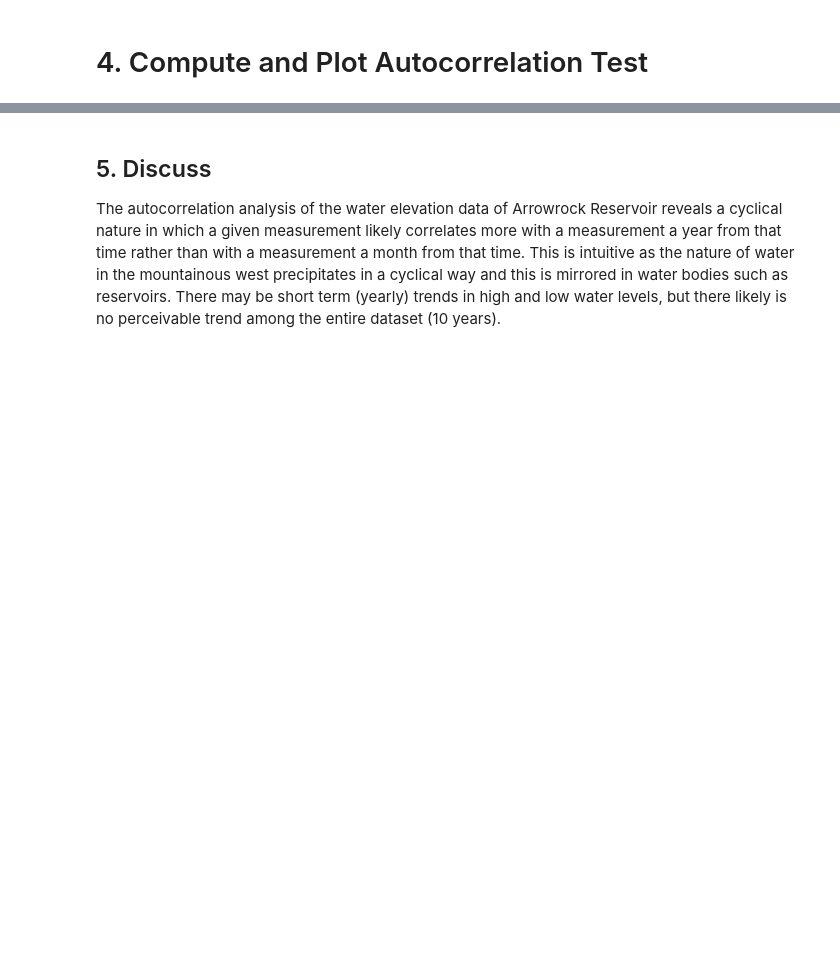
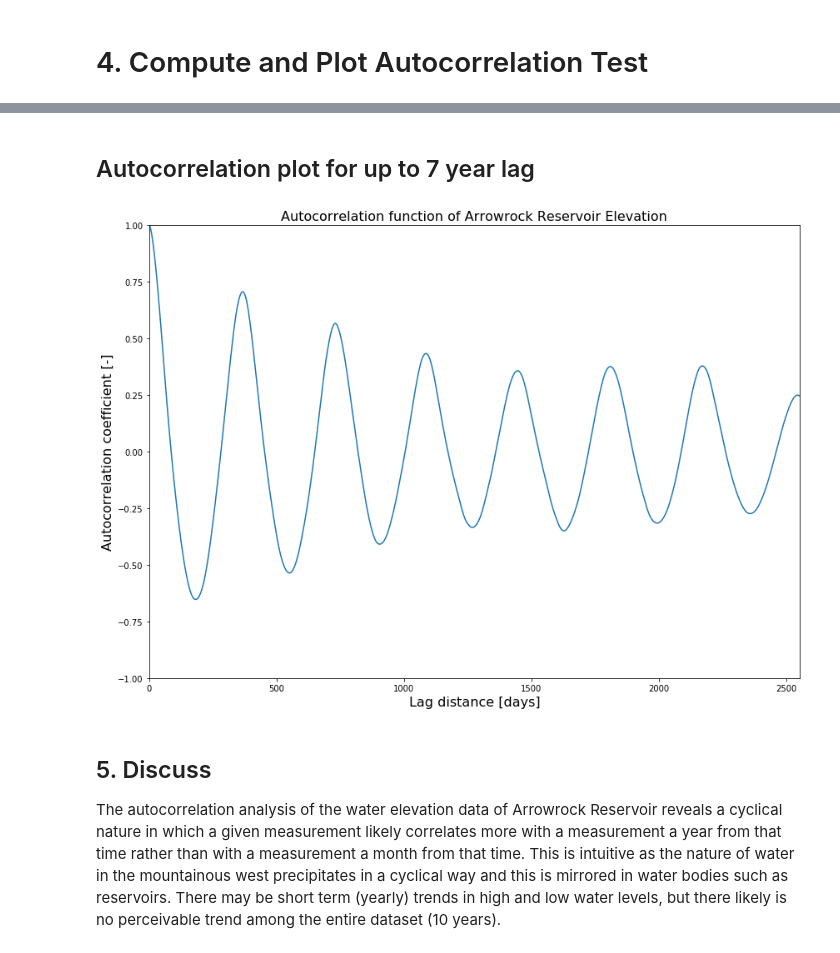
Before and after one commit to lwomeldo/Hydrologic-Modeling, a Jupyter notebook: Assignment1.ipynb, the cells around one changed output, grey strips where cells are left out. Drawn from its saved outputs; the diff is of its cells as text; code cells hidden in the pictures; blank space fills up the shorter version.

```diff
--- a/Assignment1.ipynb
+++ b/Assignment1.ipynb
@@ -98,3 +153,21 @@ plt.show()
+# %% [markdown]
+## Autocorrelation plot for up to 7 year lag
+# %%
+Nk2 = 365*7 # Set new timeframe for 7 years
+K2 = np.arange(0,Nk2,1)
+
+# Plot Autocorrelation Coefficient over 7 years
+
+plt.figure(figsize=(14,10))
+plt.plot(K2,autocorrs2_oneside[0:Nk2],'-')
+plt.ylim(-1.0,1.0)
+plt.xlim(0.0,np.amax(K2.astype(float)))
+plt.title('Autocorrelation function of Arrowrock Reservoir Elevation',fontsize=16)
+plt.xlabel('Lag distance [days]',fontsize=16)
+plt.ylabel('Autocorrelation coefficient [-]',fontsize=16)
+plt.show()
+# %% [output]
+[figure, added]
 # %% [markdown]
 ## 5. Discuss
 The autocorrelation analysis of the water elevation data of Arrowrock Reservoir reveals a cyclical nature in which a given measurement likely correlates more with a measurement a year from that time rather than with a measurement a month from that time. This is intuitive as the nature of water in the mountainous west precipitates in a cyclical way and this is mirrored in water bodies such as reservoirs. There may be short term (yearly) trends in high and low water levels, but there likely is no perceivable trend among the entire dataset (10 years).
```
Also changed, not shown: parts of 10 cells of this notebook.
